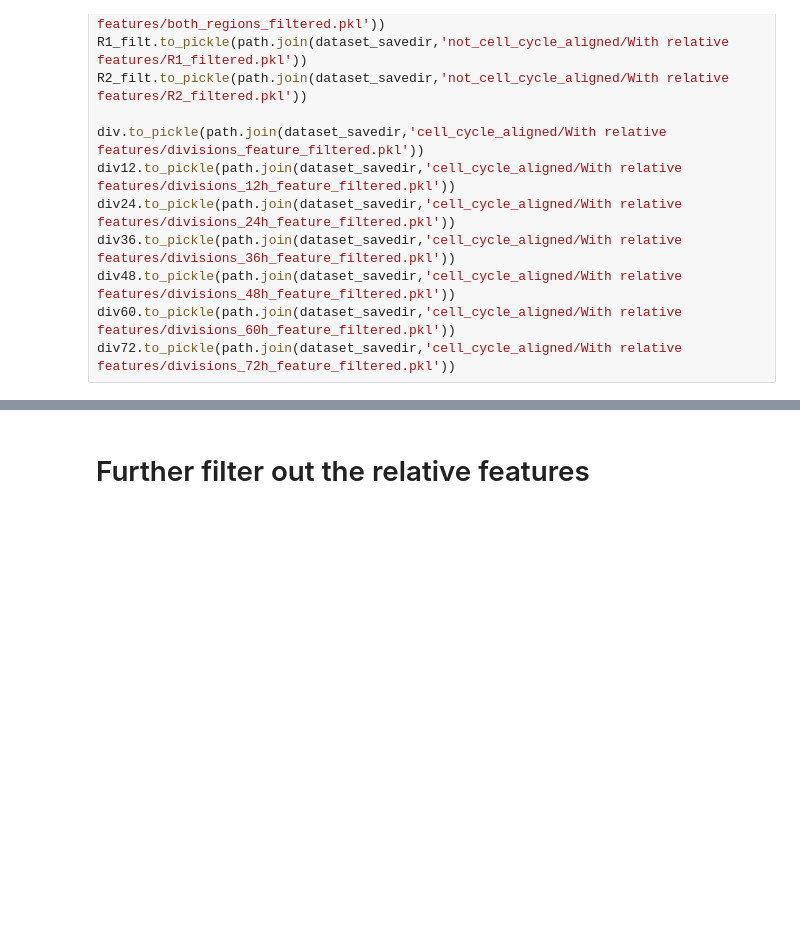
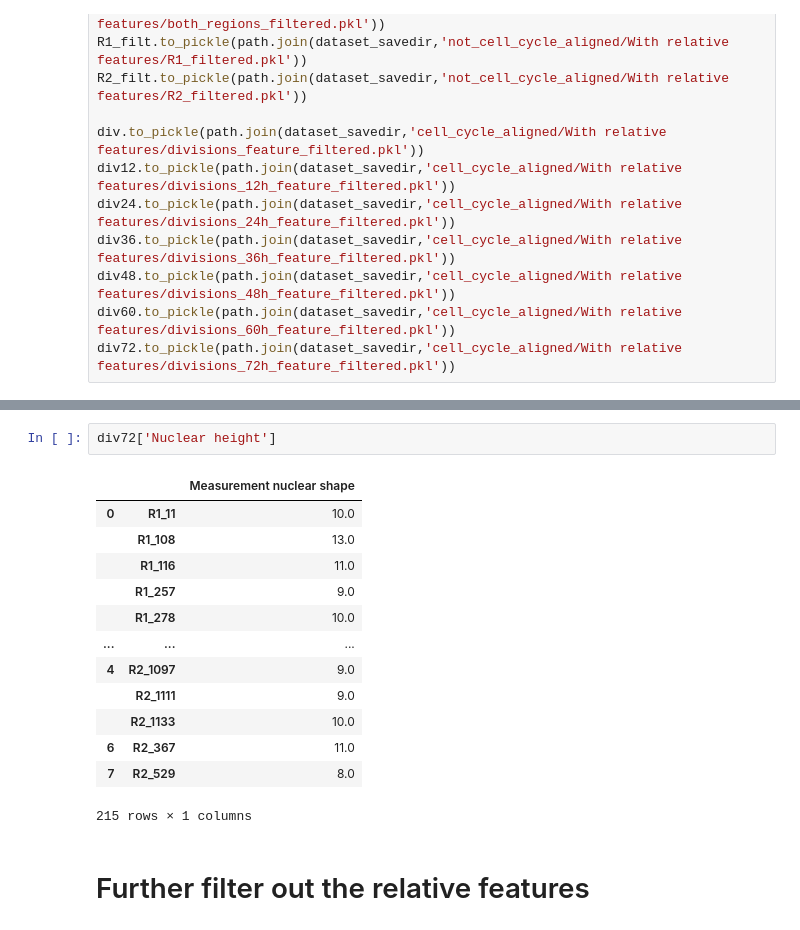
Before and after one commit to xies/mouse_skin_size_control, a Jupyter notebook: 2025_lineage_analysis/annotability_results/prepare_datasets_without_neighbor_data.ipynb, the cells around one changed output, grey strips where cells are left out. Drawn from its saved outputs; the diff is of its cells as text; blank space fills up the shorter version.

```diff
--- a/2025_lineage_analysis/annotability_results/prepare_datasets_without_neighbor_data.ipynb
+++ b/2025_lineage_analysis/annotability_results/prepare_datasets_without_neighbor_data.ipynb
@@ -188,3 +189,19 @@ div72.to_pickle(path.join(dataset_savedir,'cell_cycle_aligned/With relative feat
+# %%
+div72['Nuclear height']
+# %% [output]
+|  |  | Measurement nuclear shape |
+| 0 | R1_11 | 10.0 |
+|  | R1_108 | 13.0 |
+|  | R1_116 | 11.0 |
+|  | R1_257 | 9.0 |
+|  | R1_278 | 10.0 |
+| ... | ... | ... |
+| 4 | R2_1097 | 9.0 |
+|  | R2_1111 | 9.0 |
+|  | R2_1133 | 10.0 |
+| 6 | R2_367 | 11.0 |
+| 7 | R2_529 | 8.0 |
+215 rows × 1 columns
 # %% [markdown]
 # Further filter out the relative features
 # %%
```
Also changed, not shown: parts of 7 cells of this notebook, 4 other files.
